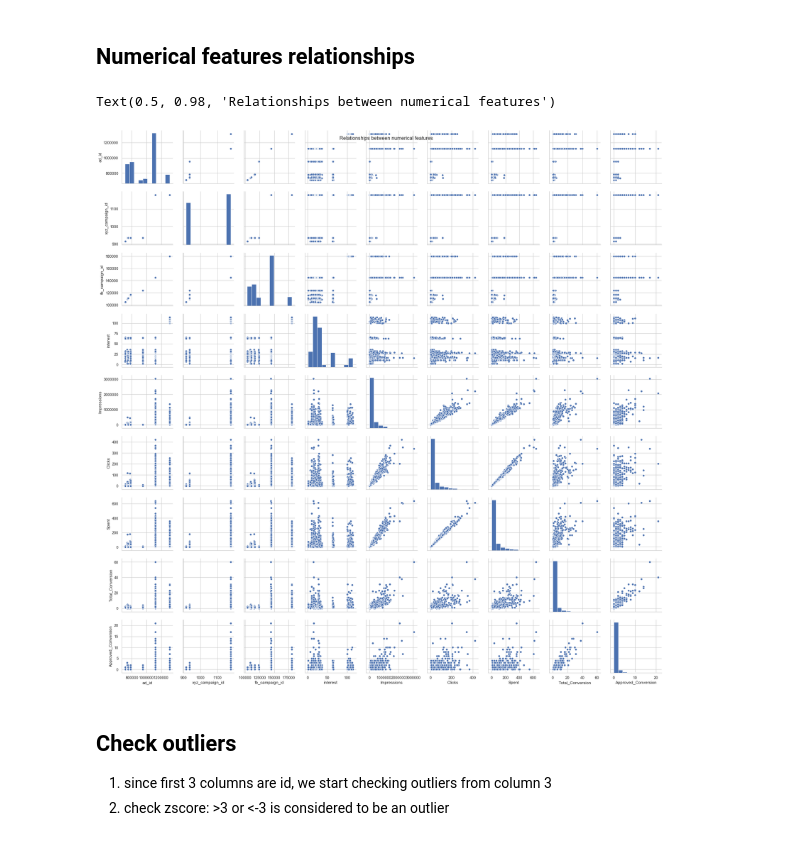
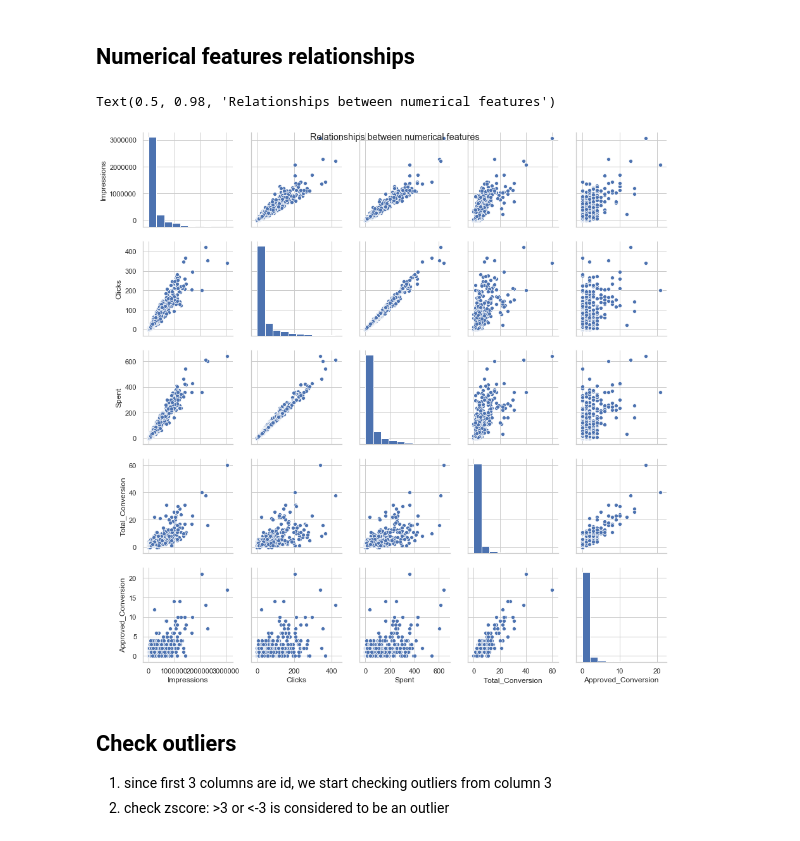
Before and after one commit to weekysui/Sales_conversion, a Jupyter notebook: Data Understanding.ipynb, the cells around one changed output. Drawn from its saved outputs; the diff is of its cells as text; code cells hidden in the pictures.

```diff
--- a/Data Understanding.ipynb
+++ b/Data Understanding.ipynb
@@ -184,11 +186,12 @@ sns.countplot(sales["interest"])
 # %% [markdown]
 ## Numerical features relationships
 # %%
-sns.pairplot(sales) #since first 3 are
+numerical_features = sales.iloc[:,3:].select_dtypes(include=["float64","int64" ])
+sns.pairplot(numerical_features) #since first 3 are
 plt.suptitle("Relationships between numerical features")
 # %% [output]
 Text(0.5, 0.98, 'Relationships between numerical features')
-[figure, old version]
+[figure, new version]
 # %% [markdown]
 ## Check outliers
 1. since first 3 columns are id, we start checking outliers from column 3
```
Also changed, not shown: parts of 33 cells of this notebook.
